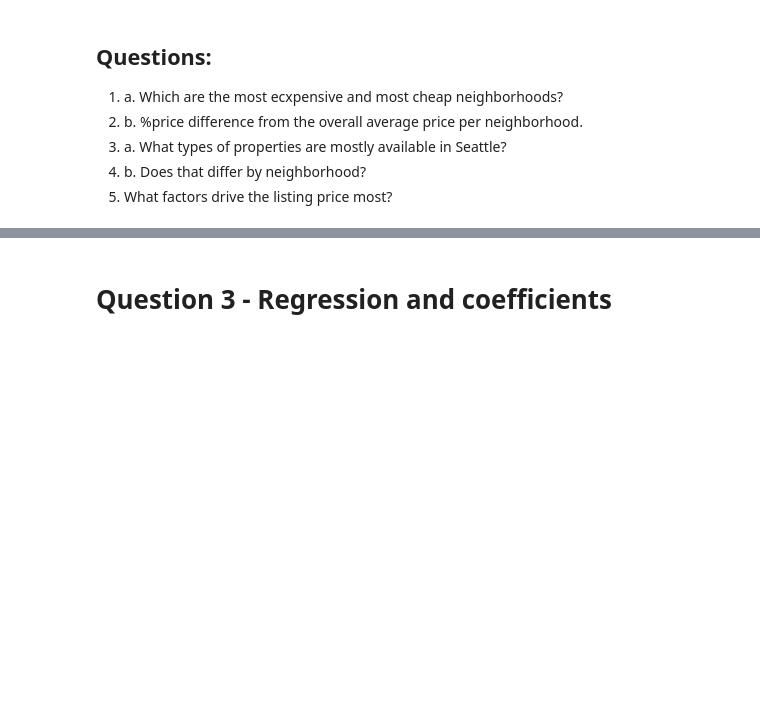
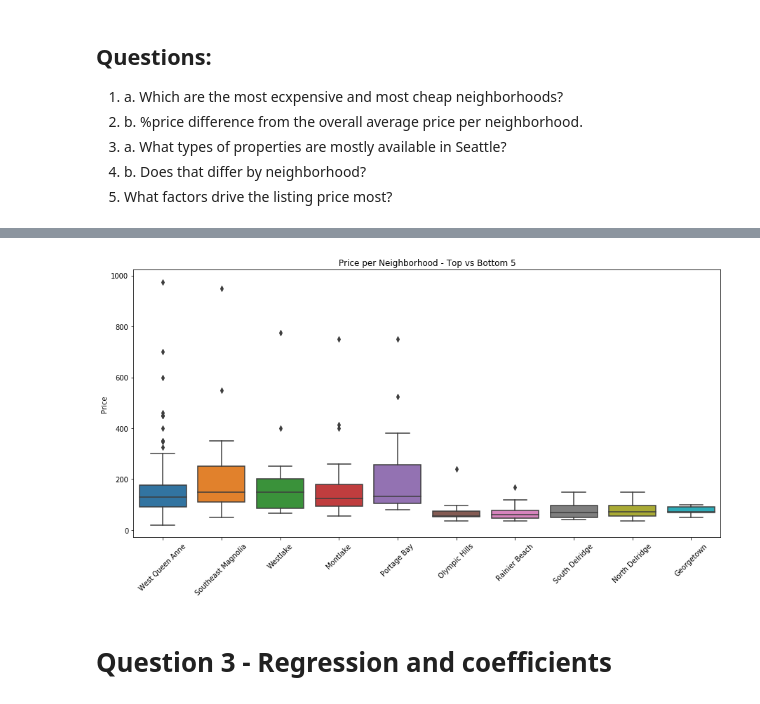
Before and after one commit to bkontonis/Analysing-Seattle-Airbnb-Open-Data, a Jupyter notebook: Seattle Airbnb Data Analysis.ipynb, the cells around one changed output, grey strips where cells are left out. Cells and saved outputs as stored; diff of their text form; code cells hidden in the pictures; blank space fills up the shorter version.

```diff
--- a/Seattle Airbnb Data Analysis.ipynb
+++ b/Seattle Airbnb Data Analysis.ipynb
@@ -278,3 +293,16 @@ Text(0.5, 1.0, 'Price difference from average in 2016')
+# %%
+top_bottom = list(Avg_Price_per_Neighborhood.index[:5]) + list(Avg_Price_per_Neighborhood.index[-5:])
+top_bottom_plt = listings_df[["neighbourhood_cleansed", "price"]][listings_df["neighbourhood_cleansed"].isin(top_bottom)]
+top_bottom_plt = top_bottom_plt.sort_values(by=["price"], ascending=False)
+
+plt.figure(figsize=(15, 7));
+sns.boxplot(x="neighbourhood_cleansed", y="price", data=top_bottom_plt);
+plt.xticks(rotation=45);
+plt.title("Price per Neighborhood - Top vs Bottom 5");
+plt.xlabel("");
+plt.ylabel("Price");
+# %% [output]
+[figure, added]
 # %% [markdown]
 # Question 3 - Regression and coefficients
 # %% [markdown]
```
Also changed, not shown: parts of 4 cells of this notebook.
